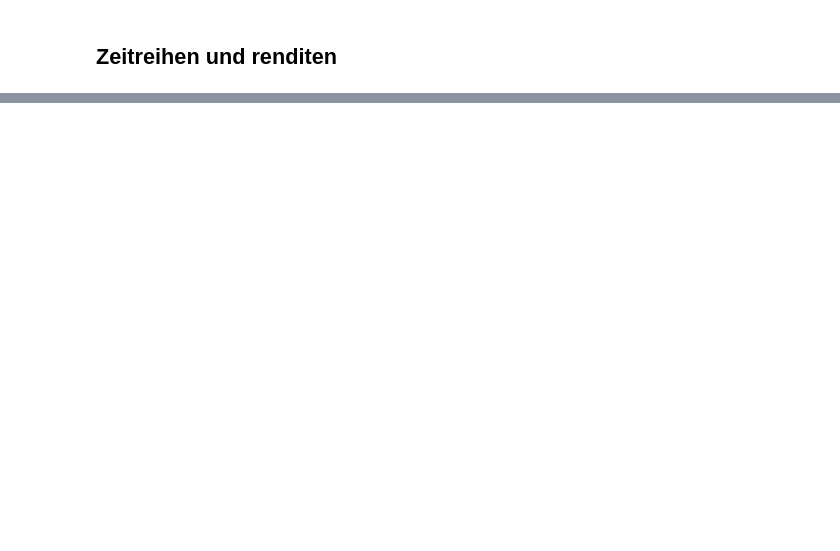
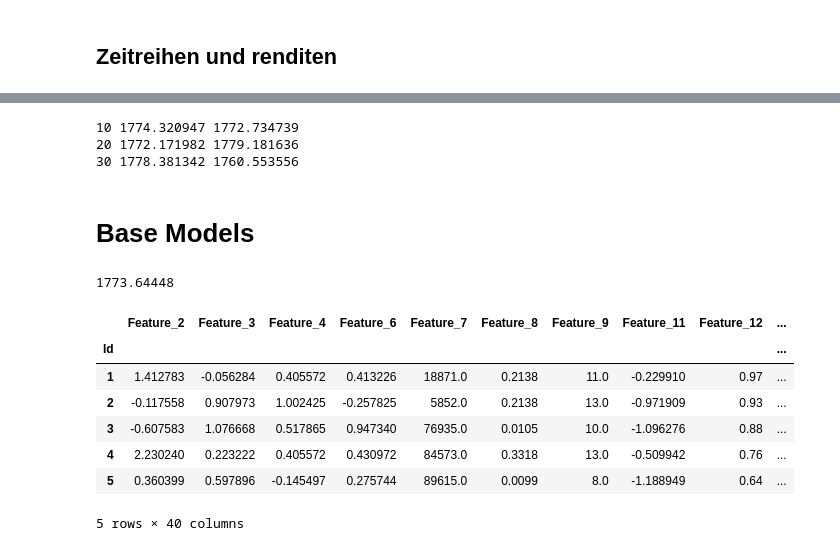
Before and after one commit to mazelbr/ba, a Jupyter notebook: EDA_BA.ipynb, the cells around one changed output, grey strips where cells are left out. Cells and saved outputs as stored; diff of their text form; code cells hidden in the pictures; blank space fills up the shorter version.

```diff
--- a/EDA_BA.ipynb
+++ b/EDA_BA.ipynb
@@ -537,0 +373,21 @@ Name: Feature_7, Length: 824, dtype: int64
+# %%
+for random_state in [10,20,30]:
+    X_split = train.loc[:,'Feature_1':'Ret_120']
+    y_split = train.loc[:,'Ret_121':'Weight_Daily']
+    X_train, X_test, y_train, y_test = train_test_split(X_split, y_split, test_size=0.25, random_state=random_state)
+
+    train_weights = y_train[['Weight_Intraday','Weight_Daily']]
+    test_weights = y_test[['Weight_Intraday','Weight_Daily']]
+    y_train = y_train.drop(train_weights.columns.values,axis='columns')
+    y_test = y_test.drop(test_weights.columns.values,axis='columns')
+
+    grid_train = pd.DataFrame(np.zeros(y_train.shape), columns = y_train.columns,index=y_train.index)
+    grid_test = pd.DataFrame(np.zeros(y_test.shape), columns = y_test.columns,index=y_test.index)
+
+    print(random_state,trainscore(y_train,grid_train,train_weights).round(6), trainscore(y_test,grid_test,test_weights).round(6))
+# %% [output]
+10 1774.320947 1772.734739
+20 1772.171982 1779.181636
+30 1778.381342 1760.553556
+# %% [markdown]
+# Base Models
@@ -537,0 +409,42 @@ Name: Feature_7, Length: 824, dtype: int64
+# %%
+
+X_train = featureset.drop(['Feature_7','Feature_1','Feature_10','Ret_MinutePast','Ret_MinuteFut','Ret_PlusOne','Ret_PlusTwo'],axis='columns')
+y_train = target[['Ret_PlusOne','Ret_PlusTwo']]
+
+X_test = test[X_train.columns].copy()
+
+
+from sklearn.linear_model import Ridge
+from sklearn.preprocessing import Imputer
+
+typecasting(X_train)
+X_train = pd.get_dummies(X_train,drop_first=True)
+
+typecasting(X_test)
+X_test = pd.get_dummies(X_test,drop_first=True)
+
+imputer = Imputer(strategy='mean', axis=0)
+X_train = pd.DataFrame(imputer.fit_transform(X_train), index= X_train.index,columns=X_train.columns)
+X_test = pd.DataFrame(imputer.transform(X_test), index= X_test.index,columns=X_test.columns)
+
+ridge = Ridge(random_state = 1,normalize=True)
+ridge.fit(X_train,y_train)
+
+grid = pd.DataFrame(np.zeros([40000, 62]), columns = y.columns,index=y.index)
+predict = ridge.predict(X_train)
+grid['Ret_PlusOne'] = predict[:,0]
+grid['Ret_PlusTwo'] = predict[:,1]
+trainscore(y,grid,weights).round(5) #mit feature 7 1773.73721 #ohne feature 7 1773.64448
+# %% [output]
+1773.64448
+# %%
+X_test.head()
+# %% [output]
+|  | Feature_2 | Feature_3 | Feature_4 | Feature_6 | Feature_7 | Feature_8 | Feature_9 | Feature_11 | Feature_12 | ... |
+| Id |  |  |  |  |  |  |  |  |  | ... |
+| 1 | 1.412783 | -0.056284 | 0.405572 | 0.413226 | 18871.0 | 0.2138 | 11.0 | -0.229910 | 0.97 | ... |
+| 2 | -0.117558 | 0.907973 | 1.002425 | -0.257825 | 5852.0 | 0.2138 | 13.0 | -0.971909 | 0.93 | ... |
+| 3 | -0.607583 | 1.076668 | 0.517865 | 0.947340 | 76935.0 | 0.0105 | 10.0 | -1.096276 | 0.88 | ... |
+| 4 | 2.230240 | 0.223222 | 0.405572 | 0.430972 | 84573.0 | 0.3318 | 13.0 | -0.509942 | 0.76 | ... |
+| 5 | 0.360399 | 0.597896 | -0.145497 | 0.275744 | 89615.0 | 0.0099 | 8.0 | -1.188949 | 0.64 | ... |
+5 rows × 40 columns
```
Also changed, not shown: parts of 46 cells of this notebook, 1 other file.
